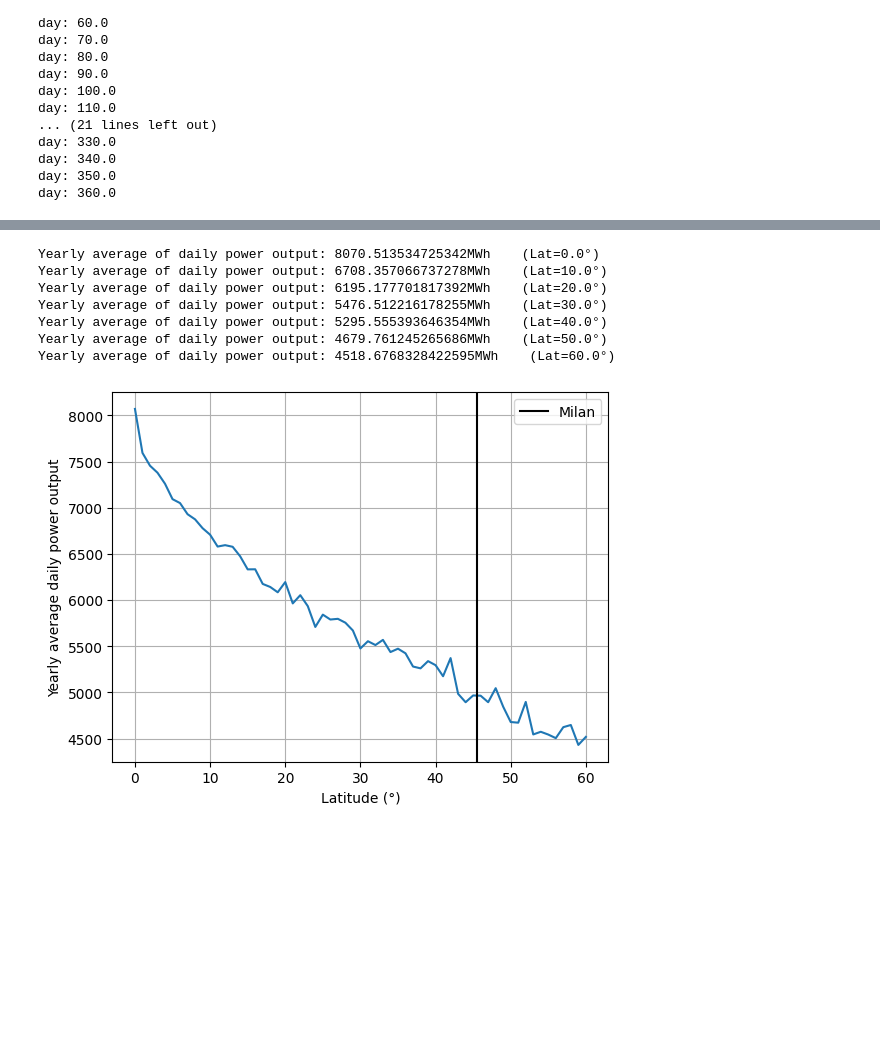
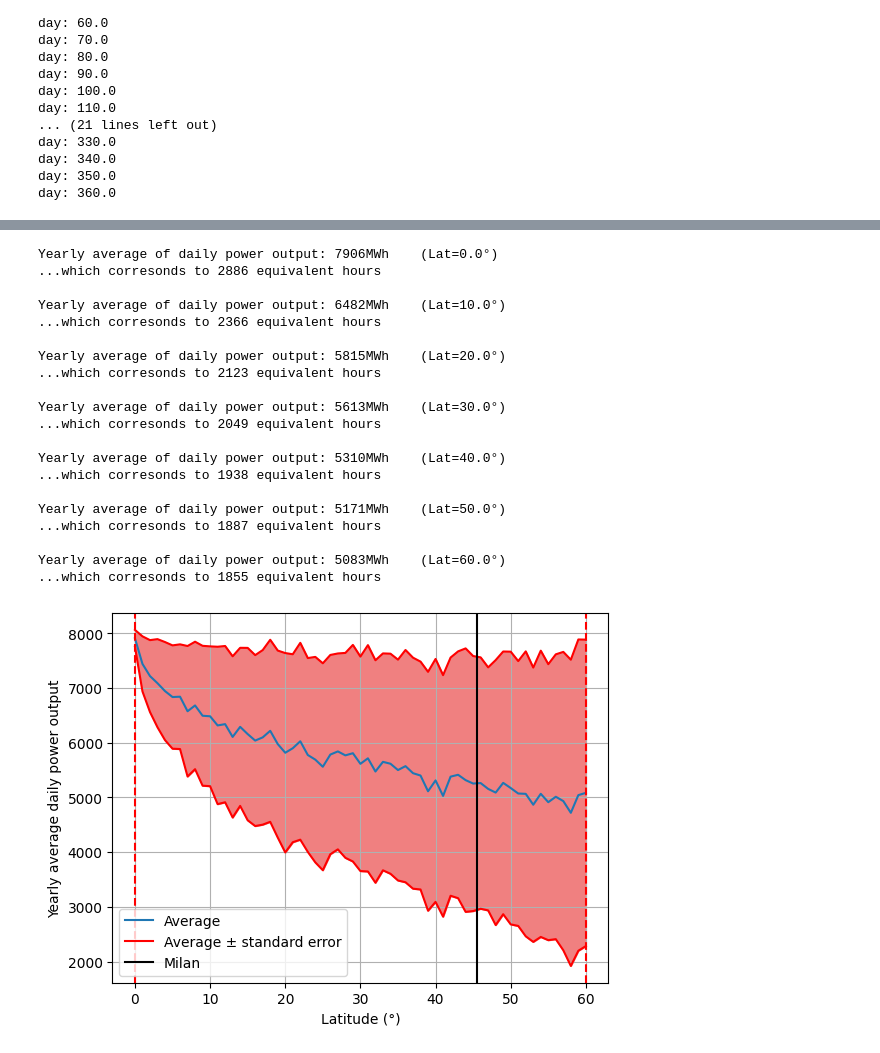
Before and after one commit to Andrea1999Broglia/Solar-field-output-simulation-by-Monte-Carlo-method, a Jupyter notebook: model.ipynb, the cells around one changed output, grey strips where cells are left out. Cells and saved outputs as stored; diff of their text form; code cells hidden in the pictures; blank space fills up the shorter version.

Commit message:
Latitude model correction

```diff
--- a/model.ipynb
+++ b/model.ipynb
@@ -97,7 +97,7 @@ def forecast(day_length=None, latitude=None): # forecast generator
     if latitude==None:
         weather=random.uniform(-1,4) # weather class generator
     else:
-        weather=4-random.uniform(0,5)*((latitude/45))**0.25 -(latitude-30)/90
+        weather=4-random.uniform(0,5)*((latitude/45))**0.25
     max_T=25+(day_length-12*60)/60*3 +random.uniform(-5,5) #max T of the day
     min_T=10+(day_length-12*60)/60*3 +random.uniform(-5,5) #min T of the day
 
@@ -361,32 +361,54 @@ plt.title("Randomly generated daily power output (MWh)" );
 # %%
 temp_array=np.zeros(len(day_array))
 power_latitude_averages=np.zeros(len(latitude_values))
+power_latitude_error=np.zeros(len(latitude_values))
 
 for j in range((len(latitude_values)-1)//10+1):
 
     for i in range(len(temp_array)):
         temp_array[i]=rand_power_cumulated[i][j*10]
-    print("Yearly average of daily power output: "+str(np.average(temp_array))+"MWh    (Lat="+str(latitude_values[j*10])+"°)")
+    print("Yearly average of daily power output: "+str(round(np.average(temp_array)))+"MWh    (Lat="+str(latitude_values[j*10])+"°)")
+    print("...which corresonds to "+str(round(np.average(temp_array)*365/(plant_power)))+" equivalent hours")
+    print(" ")
 
 for k in range(len(power_latitude_averages)):
     for i in range(len(temp_array)):
         temp_array[i]=rand_power_cumulated[i][k]
     power_latitude_averages[k]=np.average(temp_array)
+    power_latitude_error[k]=np.std(temp_array)
 
 
 plt.figure()
 plt.grid()
-plt.plot(latitude_values, power_latitude_averages);
+plt.plot(latitude_values, power_latitude_averages, label="Average");
+plt.plot(latitude_values, power_latitude_averages-power_latitude_error, color="red",label="Average \u00B1 standard error");
+plt.plot(latitude_values, power_latitude_averages+power_latitude_error, color="red");
+plt.fill_between(latitude_values, power_latitude_averages+power_latitude_error, power_latitude_averages-power_latitude_error, color="lightcoral");
 plt.xlabel("Latitude (°)")
 plt.ylabel("Yearly average daily power output")
 plt.axvline(x=Lat, label="Milan", color="black")
+plt.axvline(x=0, linestyle="--", color="red")
+plt.axvline(x=60, linestyle="--", color="red")
 plt.legend();
 # %% [output]
-Yearly average of daily power output: 8070.513534725342MWh    (Lat=0.0°)
-Yearly average of daily power output: 6708.357066737278MWh    (Lat=10.0°)
-Yearly average of daily power output: 6195.177701817392MWh    (Lat=20.0°)
-Yearly average of daily power output: 5476.512216178255MWh    (Lat=30.0°)
-Yearly average of daily power output: 5295.555393646354MWh    (Lat=40.0°)
-Yearly average of daily power output: 4679.761245265686MWh    (Lat=50.0°)
-Yearly average of daily power output: 4518.6768328422595MWh    (Lat=60.0°)
+Yearly average of daily power output: 7906MWh    (Lat=0.0°)
+...which corresonds to 2886 equivalent hours
+
+Yearly average of daily power output: 6482MWh    (Lat=10.0°)
+...which corresonds to 2366 equivalent hours
+
+Yearly average of daily power output: 5815MWh    (Lat=20.0°)
+...which corresonds to 2123 equivalent hours
+
+Yearly average of daily power output: 5613MWh    (Lat=30.0°)
+...which corresonds to 2049 equivalent hours
+
+Yearly average of daily power output: 5310MWh    (Lat=40.0°)
+...which corresonds to 1938 equivalent hours
+
+Yearly average of daily power output: 5171MWh    (Lat=50.0°)
+...which corresonds to 1887 equivalent hours
+
+Yearly average of daily power output: 5083MWh    (Lat=60.0°)
+...which corresonds to 1855 equivalent hours
-[figure, old version]
+[figure, new version]
```
Also changed, not shown: parts of 7 cells of this notebook.
